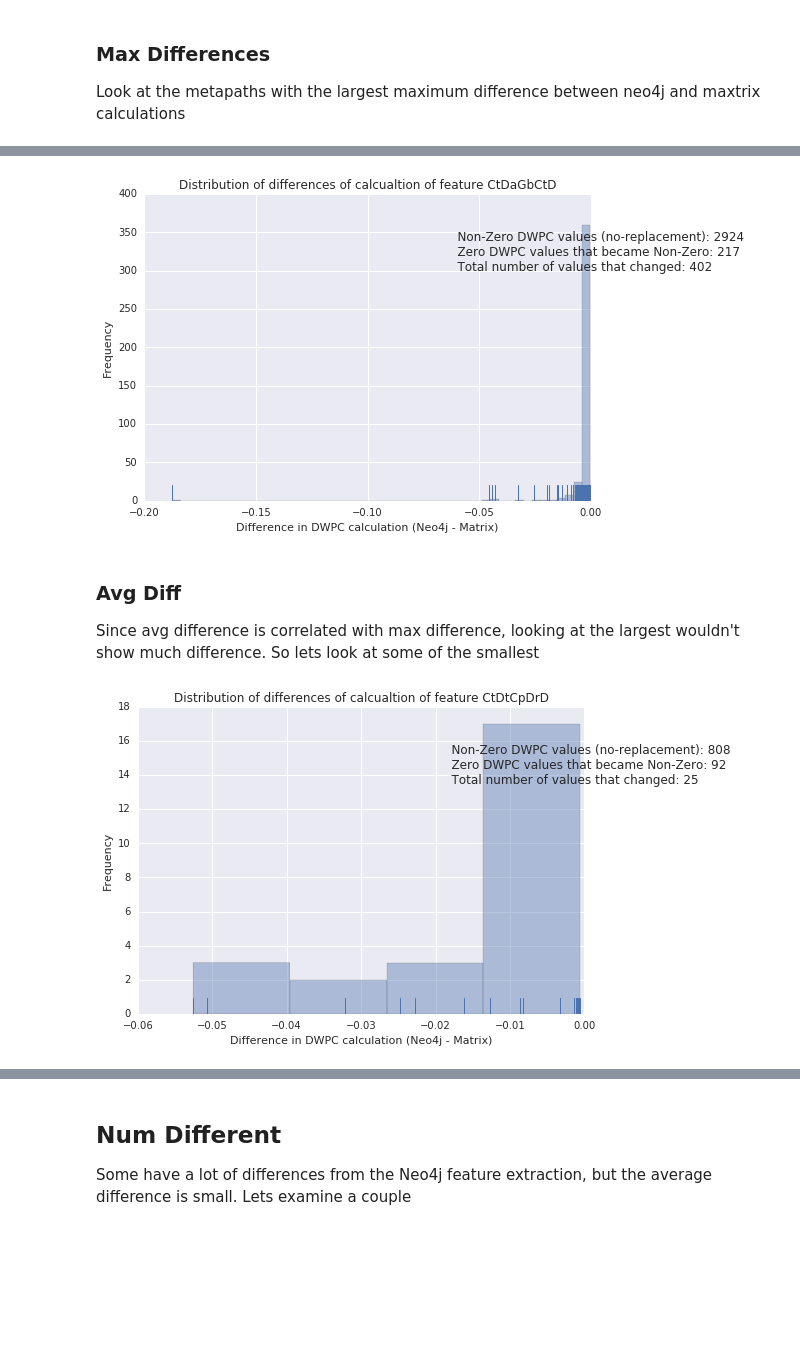
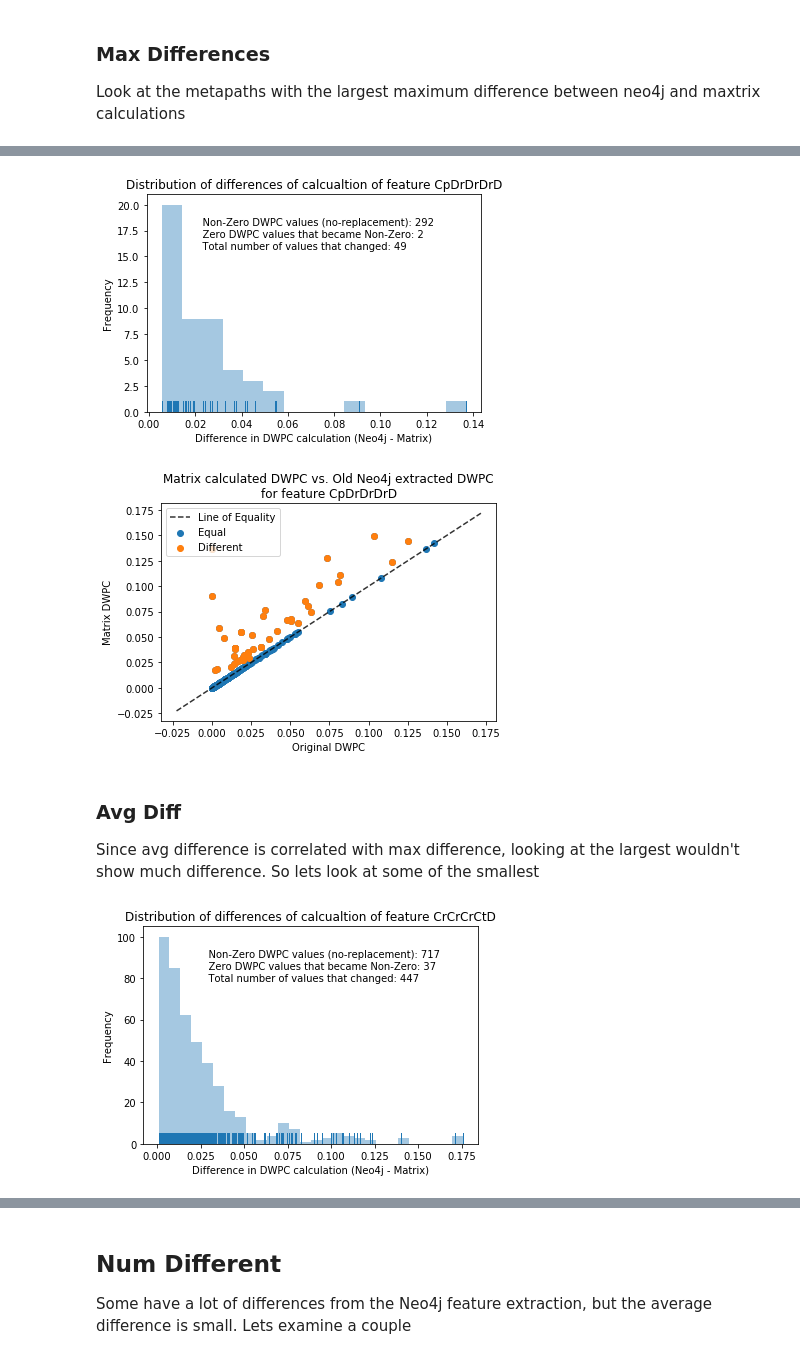
Before and after one commit to mmayers12/hetnet_ml, a Jupyter notebook: demo/02-results-comparison-to-Neo4j.ipynb, the cells around one changed output, grey strips where cells are left out. Cells and saved outputs as stored; diff of their text form; code cells hidden in the pictures; blank space fills up the shorter version.

```diff
--- a/demo/02-results-comparison-to-Neo4j.ipynb
+++ b/demo/02-results-comparison-to-Neo4j.ipynb
@@ -203,6 +194,8 @@ def plot_difference(old_dwpc, new_dwpc):
     became_nonzero = ((old_dwpc == 0) & (new_dwpc != 0)).sum()
 
     num_different = (abs(diff) > 0.0001).sum()
+
+    plt.clf()
     sns.distplot(diff[abs(diff) > .0001], kde=False, rug=True)
 
     feature = old_dwpc.name
@@ -218,16 +211,46 @@ def plot_difference(old_dwpc, new_dwpc):
     x_mid = (xlim[1] + xlim[0]) / 2
     y_mid = (ylim[1] + ylim[0]) / 2
 
-    plt.text(2*x_mid/3, 3*y_mid/2, text)
+    if x_mid > 0:
+        x_pos = x_mid/4
+    else:
+        x_pos = 2*x_mid
+
+    plt.text(x_pos, 3*y_mid/2, text)
     plt.xlabel('Difference in DWPC calculation (Neo4j - Matrix)')
     plt.ylabel('Frequency')
     plt.title('Distribution of differences of calcualtion of feature {}'.format(feature))
 
-def compare_metapath(mp):
+
+def plot_difference2(old, new):
+    diff = new - old
+    feature = old.name
+    idx = diff[abs(diff) > .0001].index
+
+    plt.clf()
+    f = plt.scatter(old, new, c=sns.color_palette()[0], label='Equal')
+    plt.scatter(old.loc[idx], new.loc[idx], c=sns.color_palette()[1], label='Different')
+
+    xlim = f.axes.get_xlim()
+    ylim = f.axes.get_ylim()
+
+    start = min(xlim[0], ylim[0])
+    end = max(xlim[1], ylim[1])
+
+    plt.plot([start, end], [start, end], 'k--', alpha=.8, label='Line of Equality')
+
+    plt.xlabel('Original DWPC')
+    plt.ylabel('Matrix DWPC')
+    plt.legend(loc=2)
+    plt.title('Matrix calculated DWPC vs. Old Neo4j extracted DWPC\nfor feature {}'.format(feature))
+
+def compare_metapath(mp, plt_type=1):
     if is_same(m[mp], m[mp+'_mat']):
         print('The Neo4j and Matrix calculations are the same for metapath {}'.format(mp))
-    else:
+    elif plt_type == 1:
         plot_difference(m[mp], m[mp+'_mat'])
+    elif plt_type == 2:
+        plot_difference2(m[mp], m[mp+'_mat'])
 # %% [markdown]
 ### Max Differences
 
@@ -239,12 +266,16 @@ compare_metapath(result['max_diff'].sort_values(ascending=False).index[0])
 # %%
 compare_metapath(result['max_diff'].sort_values(ascending=False).index[1])
 # %% [output]
-[figure, old version]
+[figure, new version]
+# %%
+compare_metapath(result['max_diff'].sort_values(ascending=False).index[1], plt_type=2)
+# %% [output]
+[figure, added]
 # %% [markdown]
 ### Avg Diff
 
 Since avg difference is correlated with max difference, looking at the largest wouldn't show much difference.  So lets look at some of the smallest
 # %%
-compare_metapath(result['avg_diff'].sort_values(ascending=True).index[0])
+compare_metapath(result['avg_diff'].sort_values(ascending=False).index[0])
 # %% [output]
-[figure, old version]
+[figure, new version]
```
Also changed, not shown: parts of 13 cells of this notebook, 1 other file.
